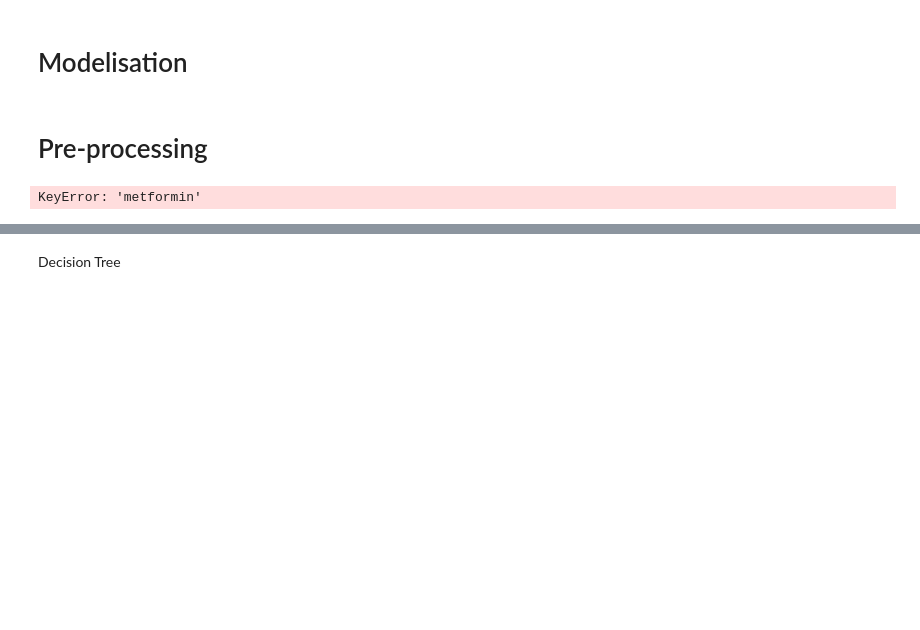
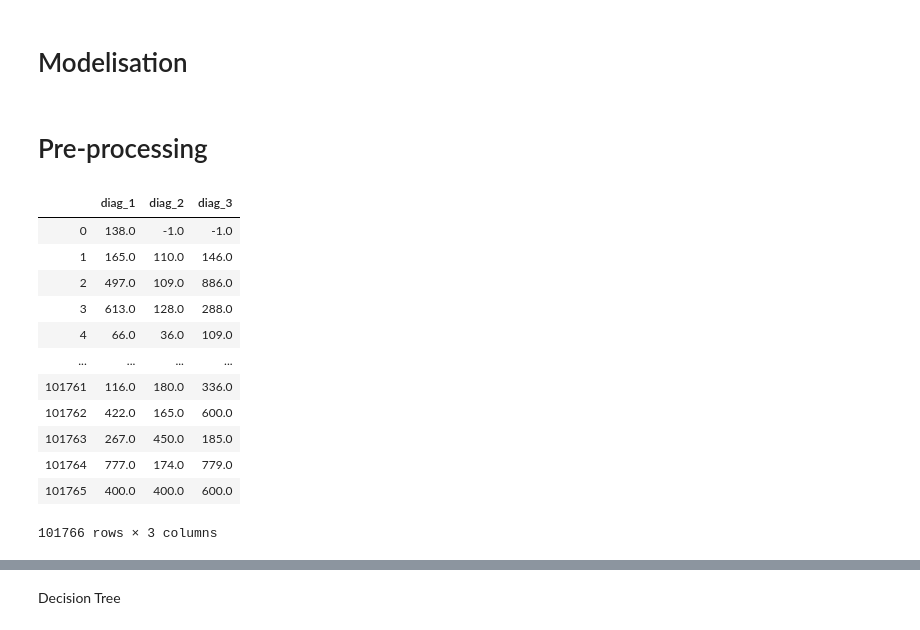
Before and after one commit to Zl0gix/ProjetDatavizA4, a Jupyter notebook: flaskr/Readmitted.ipynb, the cells around one changed output, grey strips where cells are left out. Saved outputs shown, nothing was run; the diff lists cells and outputs as text; code cells hidden in the pictures; blank space fills up the shorter version.

```diff
--- a/flaskr/Readmitted.ipynb
+++ b/flaskr/Readmitted.ipynb
@@ -437,25 +437,46 @@ df2.to_csv("Backend/dataset/diabetic_data_filtered.csv")
 # Pre-processing
 # %%
 def unique_map(dataframe: pd.DataFrame, col: str):
+    Tn = ["T1", "T2", "T3", "T4", "T5", "T6"]
     if col in treatments:
         values = ['No', 'Steady', 'Down', 'Up']
     elif col in ['diag_1','diag_2','diag_3']:
         values = list(set(df['diag_1'].unique().astype("str").tolist() + df['diag_2'].unique().astype("str").tolist() + df['diag_3'].unique().astype("str").tolist()))
+        values.sort()
+    elif col in Tn:
+        values = []
+        for T in Tn:
+            values += df[T].unique().astype("str").tolist()
+        values = list(set(values))
         values.sort()
     else:
         values = dataframe[col].unique().astype("str").tolist()
         values.sort()
     for val in values:
         dataframe[col] = dataframe[col].replace(val, values.index(val))
 
 
-df1 = df2.copy()
-cols = ["gender", "age", "medical_specialty", "A1Cresult", 'change', 'diabetesMed'] + treatments
+df1 = df.copy()
+cols = ["gender", "age", "medical_specialty", "A1Cresult", 'change', 'diabetesMed','diag_1','diag_2','diag_3'] + treatments
 for col in cols:
     unique_map(df1, col)
-df1
+df1 = df1.drop(columns=["race"])
+df1 = df1.replace(np.nan, -1)
+df1[['diag_1','diag_2','diag_3']]
 # %% [output]
+|  | diag_1 | diag_2 | diag_3 |
+| 0 | 138.0 | -1.0 | -1.0 |
+| 1 | 165.0 | 110.0 | 146.0 |
+| 2 | 497.0 | 109.0 | 886.0 |
+| 3 | 613.0 | 128.0 | 288.0 |
+| 4 | 66.0 | 36.0 | 109.0 |
+| ... | ... | ... | ... |
+| 101761 | 116.0 | 180.0 | 336.0 |
+| 101762 | 422.0 | 165.0 | 600.0 |
+| 101763 | 267.0 | 450.0 | 185.0 |
+| 101764 | 777.0 | 174.0 | 779.0 |
+| 101765 | 400.0 | 400.0 | 600.0 |
-KeyError: 'metformin'
+101766 rows × 3 columns
 # %%
 from sklearn.preprocessing   import OneHotEncoder
 training_encoder = OneHotEncoder(handle_unknown='ignore')
```
Also changed, not shown: parts of 10 cells of this notebook.
